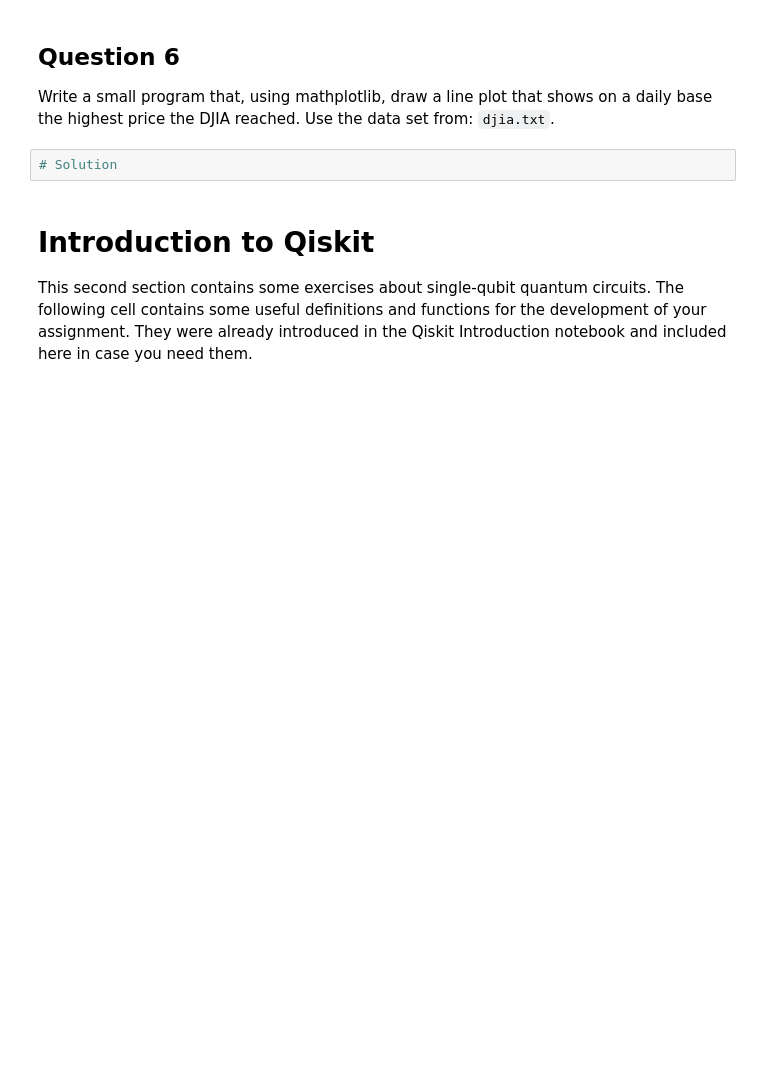
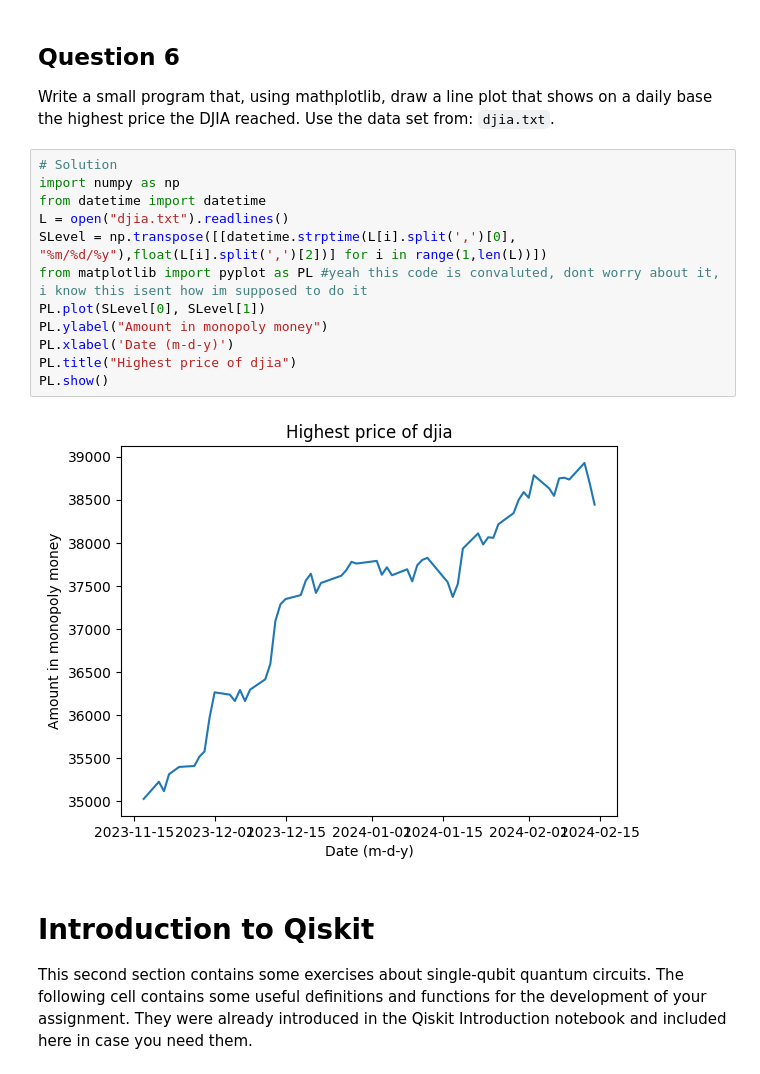
Before and after one commit to Lilith207/PythonForQuantum, a Jupyter notebook: Introduction/Assignment 2/QCI - Assignment2.ipynb, the cells around one changed output. Saved outputs shown, nothing was run; the diff lists cells and outputs as text; blank space fills up the shorter version.

Commit message:
modified:   Introduction/Assignment 2/QCI - Assignment2.ipynb 	modified:   Introduction/Assignment 2/djia.txt

```diff
--- a/Introduction/Assignment 2/QCI - Assignment2.ipynb
+++ b/Introduction/Assignment 2/QCI - Assignment2.ipynb
@@ -107,8 +108,20 @@ PL.show()
 ## Question 6
 
 Write a small program that, using mathplotlib, draw a line plot that shows on a daily base the highest price the DJIA reached. Use the data set from: `djia.txt`.
-# %%
-# Solution
+# %%
+# Solution
+import numpy as np
+from datetime import datetime
+L = open("djia.txt").readlines()
+SLevel = np.transpose([[datetime.strptime(L[i].split(',')[0], "%m/%d/%y"),float(L[i].split(',')[2])] for i in range(1,len(L))])
+from matplotlib import pyplot as PL #yeah this code is convaluted, dont worry about it, i know this isent how im supposed to do it
+PL.plot(SLevel[0], SLevel[1])
+PL.ylabel("Amount in monopoly money")
+PL.xlabel('Date (m-d-y)')
+PL.title("Highest price of djia")
+PL.show()
+# %% [output]
+[figure, added]
 # %% [markdown]
 # Introduction to Qiskit
 
```
Also changed, not shown: parts of 7 cells of this notebook, 1 other file.
